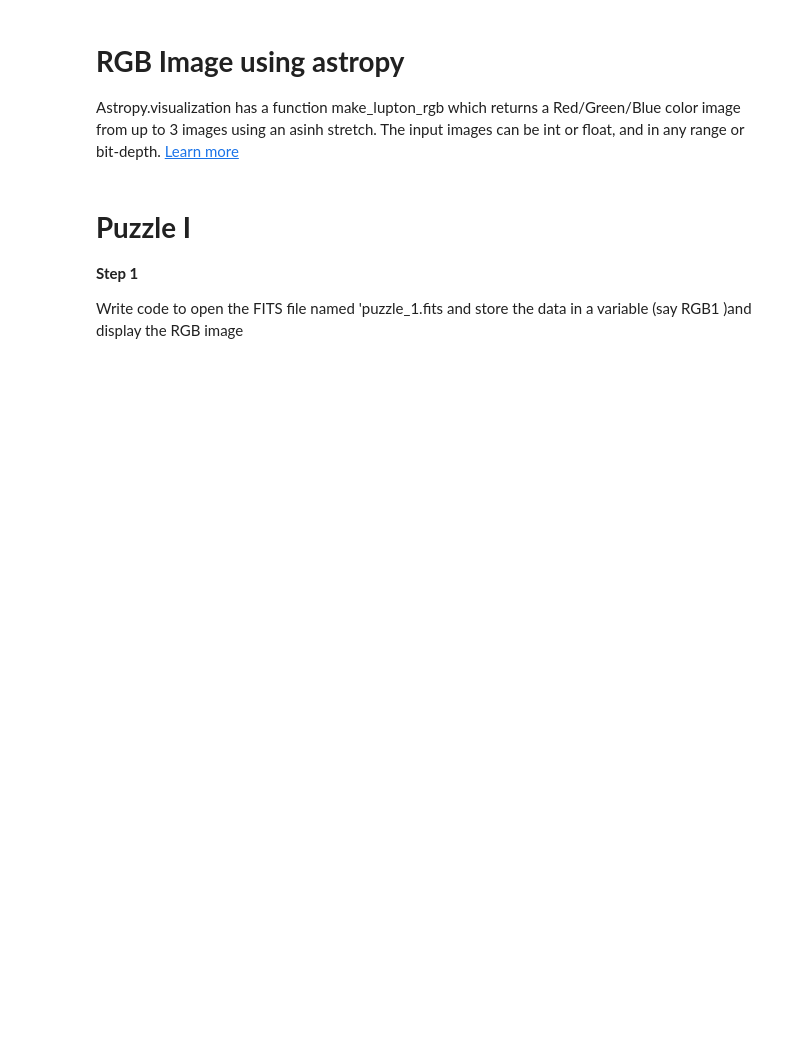
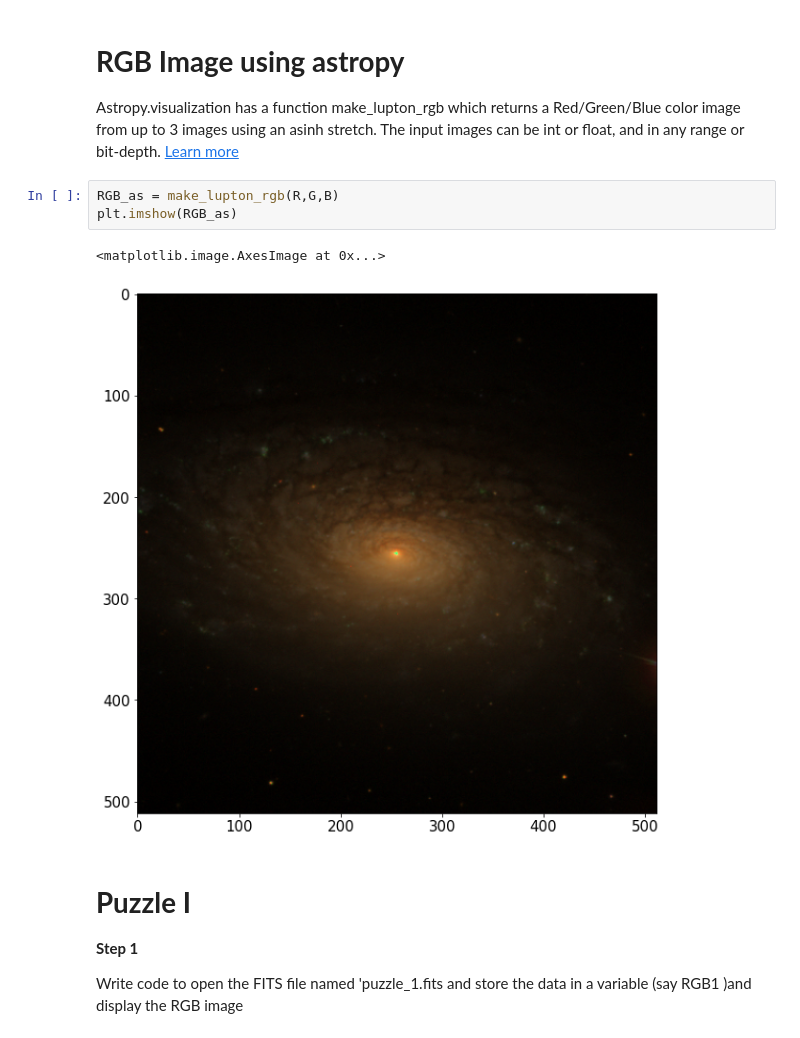
Before and after one commit to Jack3690/DDA, a Jupyter notebook: Week_1/Module_1_1_Introduction_to_Image_Analysis_and_Processing.ipynb, the cells around one changed output. Cells and saved outputs as stored; diff of their text form; blank space fills up the shorter version.

```diff
--- a/Week_1/Module_1_1_Introduction_to_Image_Analysis_and_Processing.ipynb
+++ b/Week_1/Module_1_1_Introduction_to_Image_Analysis_and_Processing.ipynb
@@ -211,6 +233,12 @@ plt.imshow(RGB)
 # **RGB Image using astropy**
 
 Astropy.visualization has a function make_lupton_rgb which returns a Red/Green/Blue color image from up to 3 images using an asinh stretch. The input images can be int or float, and in any range or bit-depth. [Learn more](https://docs.astropy.org/en/stable/api/astropy.visualization.make_lupton_rgb.html)
+# %%
+RGB_as = make_lupton_rgb(R,G,B)
+plt.imshow(RGB_as)
+# %% [output]
+<matplotlib.image.AxesImage at 0x...>
+[figure, added]
 # %% [markdown]
 # **Puzzle I**
 
```
Also changed, not shown: parts of 27 cells of this notebook.
